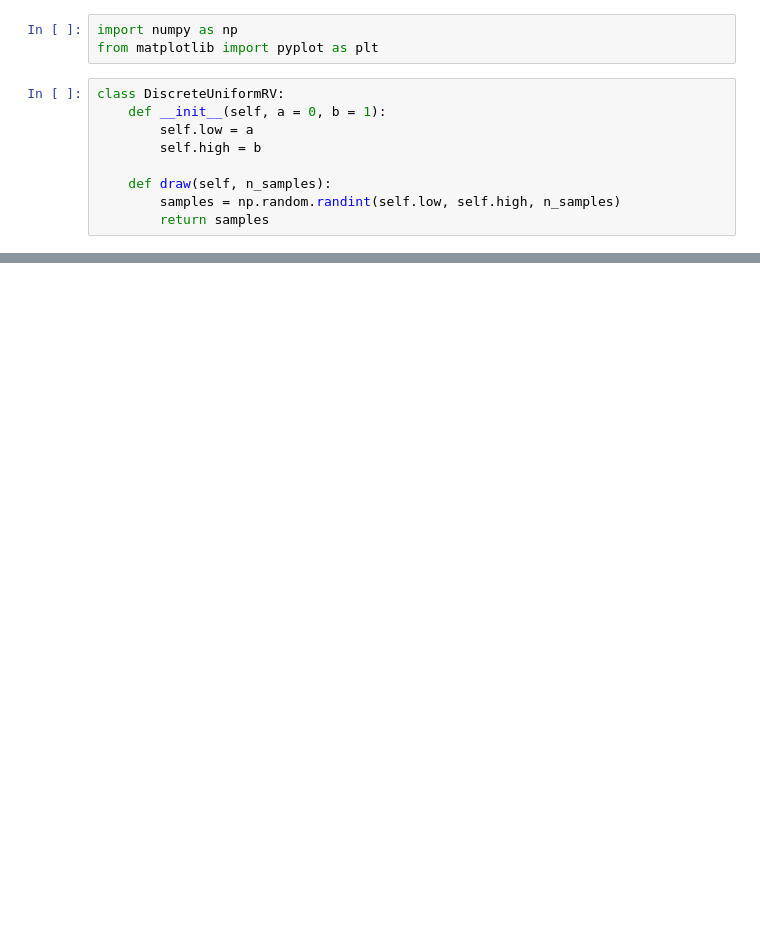
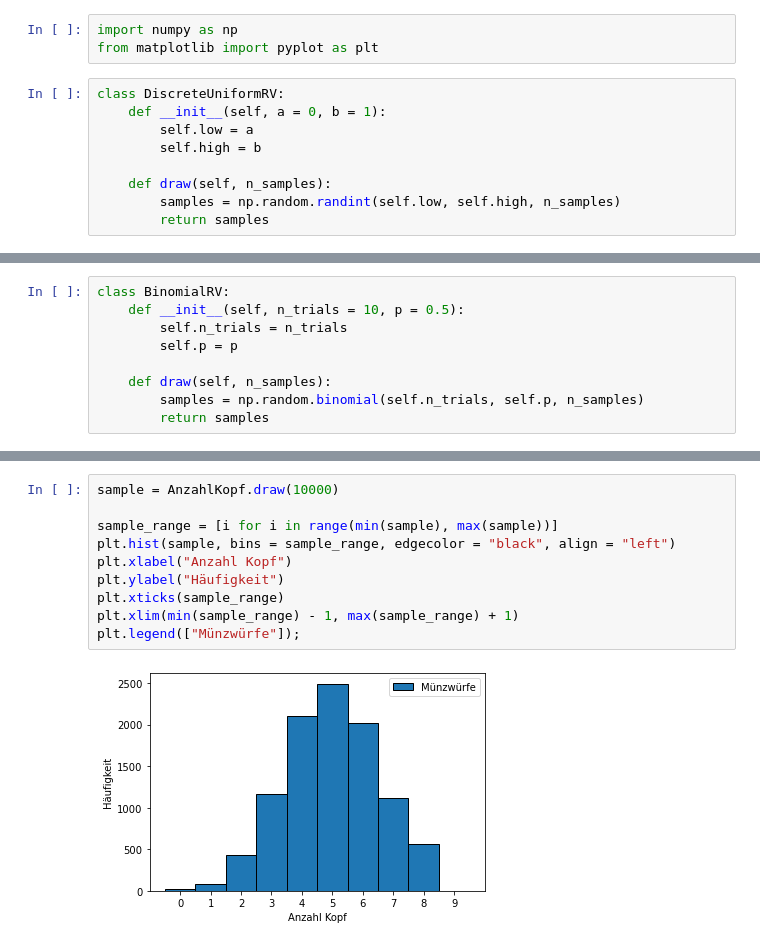
Before and after one commit to MarcelDeSutter/udemy_data_science, a Jupyter notebook: notebooks/08_Grundlagen_Statistik/08-03_Diskrete_Zufallsvariablen.ipynb, the cells around one changed output, grey strips where cells are left out. Cells and saved outputs as stored; diff of their text form; blank space fills up the shorter version.

```diff
--- a/notebooks/08_Grundlagen_Statistik/08-03_Diskrete_Zufallsvariablen.ipynb
+++ b/notebooks/08_Grundlagen_Statistik/08-03_Diskrete_Zufallsvariablen.ipynb
@@ -46,0 +67,9 @@ plt.xticks(values, values);
+# %%
+class BinomialRV:
+    def __init__(self, n_trials = 10, p = 0.5):
+        self.n_trials = n_trials
+        self.p = p
+
+    def draw(self, n_samples):
+        samples = np.random.binomial(self.n_trials, self.p, n_samples)
+        return samples
@@ -46,0 +93,12 @@ plt.xticks(values, values);
+# %%
+sample = AnzahlKopf.draw(10000)
+
+sample_range = [i for i in range(min(sample), max(sample))]
+plt.hist(sample, bins = sample_range, edgecolor = "black", align = "left")
+plt.xlabel("Anzahl Kopf")
+plt.ylabel("Häufigkeit")
+plt.xticks(sample_range)
+plt.xlim(min(sample_range) - 1, max(sample_range) + 1)
+plt.legend(["Münzwürfe"]);
+# %% [output]
+[figure, added]
```
Also changed, not shown: parts of 9 cells of this notebook.
